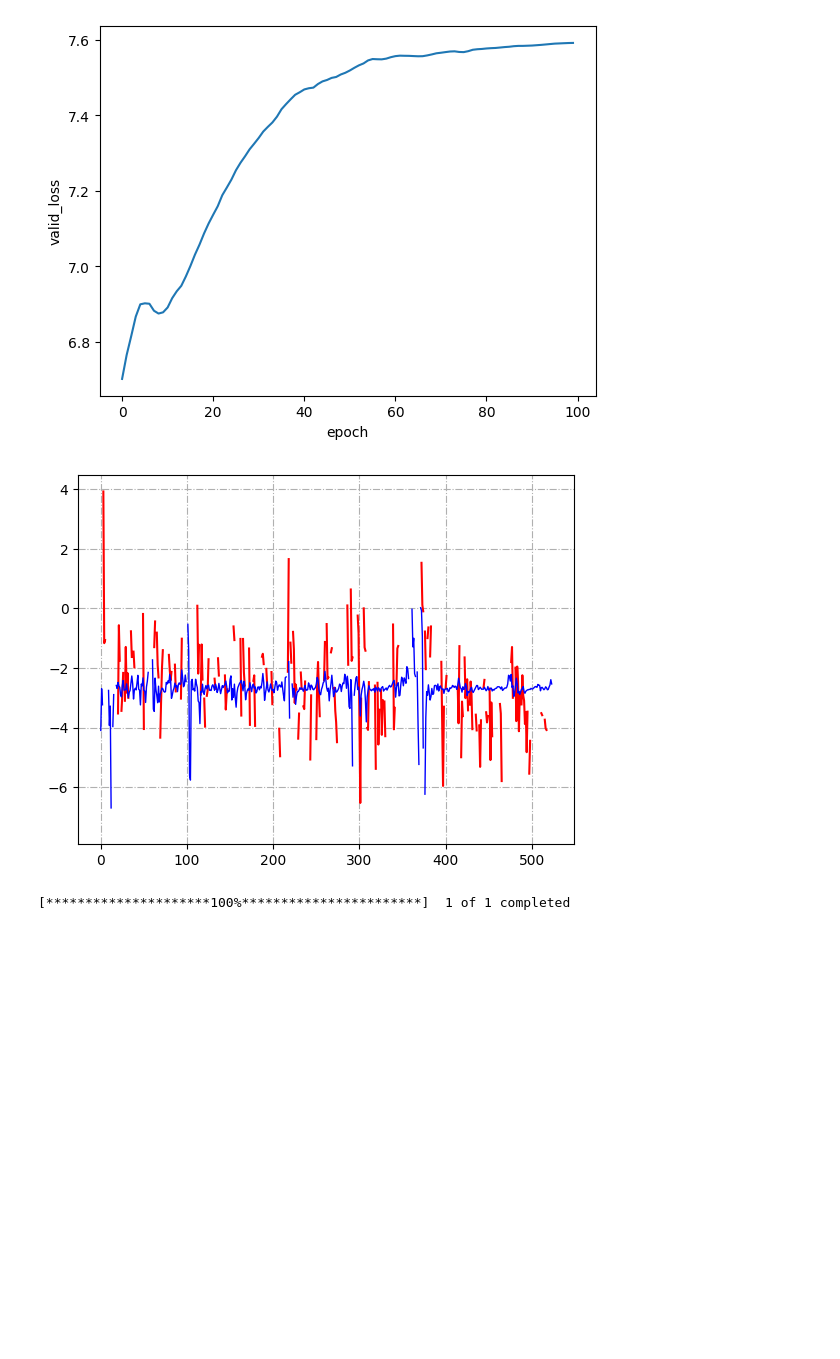
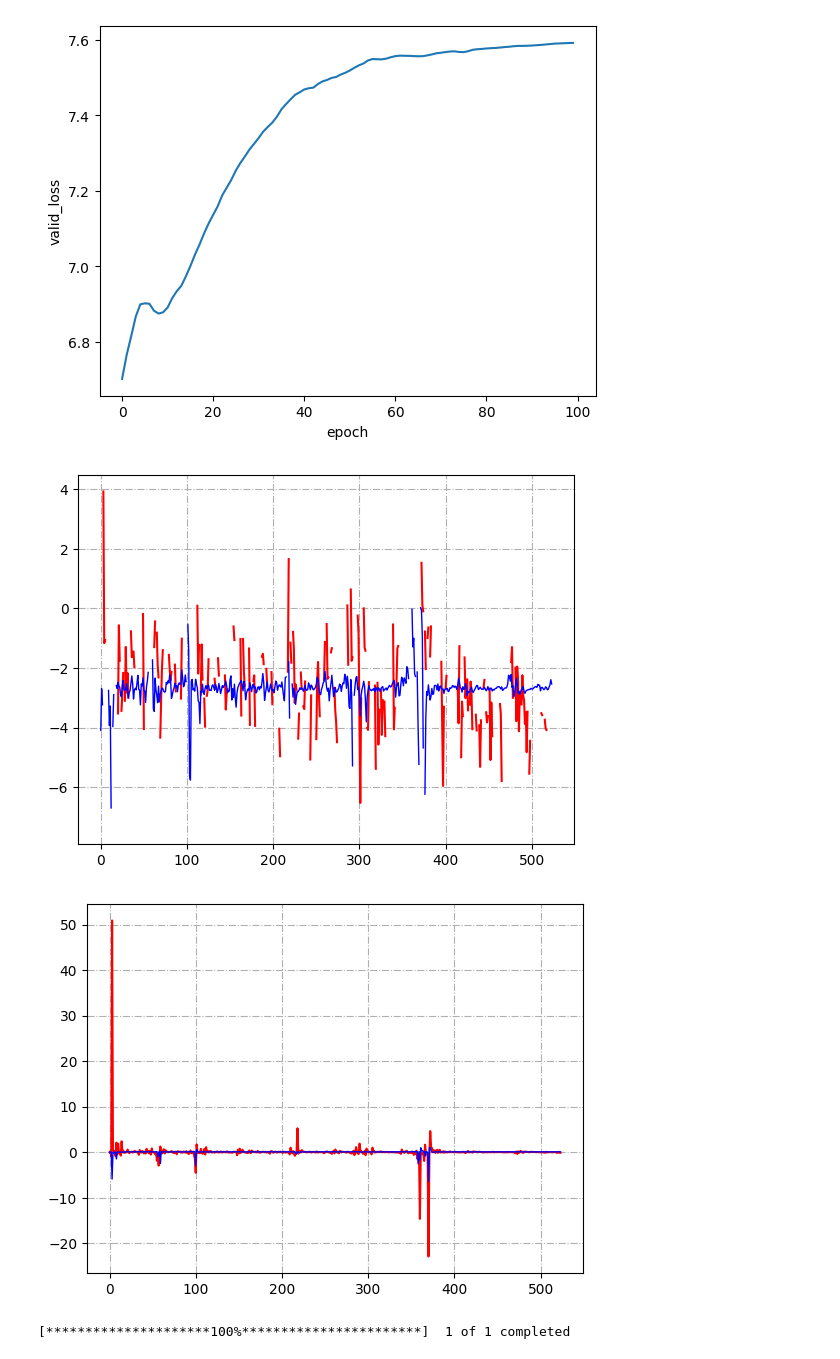
Before and after one commit to LvJiaaaaY/Stock-Prediction-Project, a Jupyter notebook: Transformer.ipynb, the cells around one changed output. Drawn from its saved outputs; the diff is of its cells as text; code cells hidden in the pictures; blank space fills up the shorter version.

```diff
--- a/Transformer.ipynb
+++ b/Transformer.ipynb
@@ -285,20 +285,25 @@ plt.show()
 # %%
 model.eval()
 result=torch.Tensor(0)
 actual=torch.Tensor(0)
 
 with torch.no_grad():
   for i in range(0,len(valid_data)-1):
     data,target=get_batch(valid_data,i,1)
     output=model(data)
     result=torch.cat((result,output[-1].view(-1).cpu()),0)
     actual=torch.cat((actual,target[-1].view(-1).cpu()),0)
 
 plt.plot(np.log(actual),color='red',alpha=1.0)
 plt.plot(np.log(result),color='blue',linewidth=1.0)
 plt.show()
+
+plt.plot(actual,color='red',alpha=1.0)
+plt.plot(result,color='blue',linewidth=1.0)
+plt.show()
 # %% [output]
 [figure]
+[figure, added]
 # %%
 def draw_Kline(df,period,symbol):
     # 设置基本参数
```
